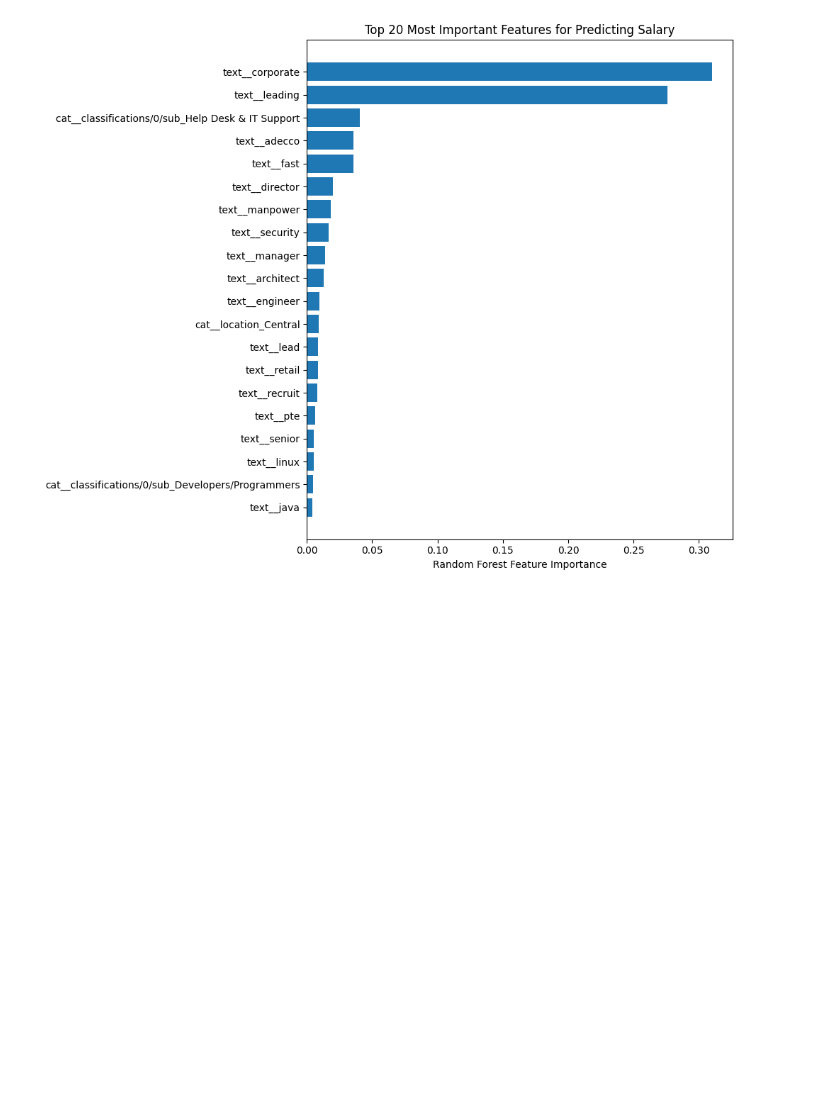
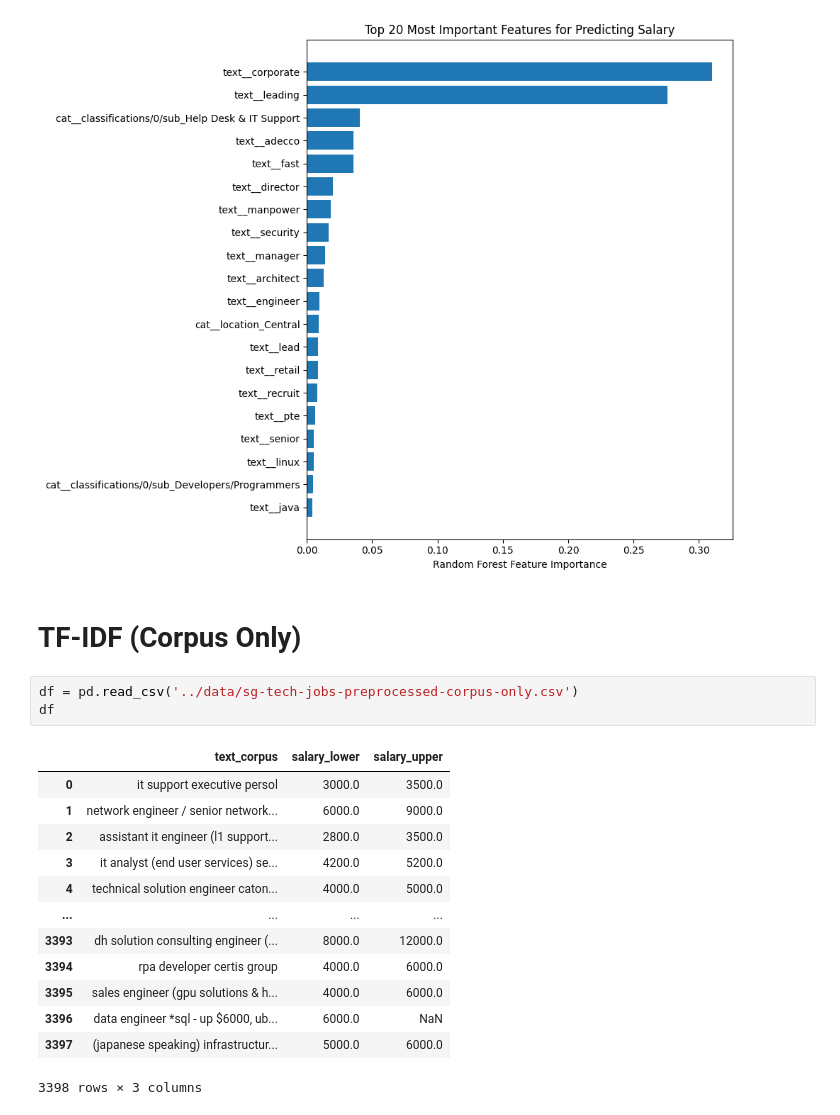
Before and after one commit to dodyharianto/singapore-tech-jobs-salary-predictor, a Jupyter notebook: notebooks/modeling.ipynb, the cells around one changed output. Drawn from its saved outputs; the diff is of its cells as text; blank space fills up the shorter version.

```diff
--- a/notebooks/modeling.ipynb
+++ b/notebooks/modeling.ipynb
@@ -492,3 +492,22 @@ plt.tight_layout()
 plt.show()
 # %% [output]
 [figure]
+# %% [markdown]
+# TF-IDF (Corpus Only)
+# %%
+df = pd.read_csv('../data/sg-tech-jobs-preprocessed-corpus-only.csv')
+df
+# %% [output]
+|  | text_corpus | salary_lower | salary_upper |
+| 0 | it support executive persol | 3000.0 | 3500.0 |
+| 1 | network engineer / senior network... | 6000.0 | 9000.0 |
+| 2 | assistant it engineer (l1 support... | 2800.0 | 3500.0 |
+| 3 | it analyst (end user services) se... | 4200.0 | 5200.0 |
+| 4 | technical solution engineer caton... | 4000.0 | 5000.0 |
+| ... | ... | ... | ... |
+| 3393 | dh solution consulting engineer (... | 8000.0 | 12000.0 |
+| 3394 | rpa developer certis group | 4000.0 | 6000.0 |
+| 3395 | sales engineer (gpu solutions & h... | 4000.0 | 6000.0 |
+| 3396 | data engineer *sql - up $6000, ub... | 6000.0 | NaN |
+| 3397 | (japanese speaking) infrastructur... | 5000.0 | 6000.0 |
+3398 rows × 3 columns
```
Also changed, not shown: parts of 9 cells of this notebook, 1 other file.
